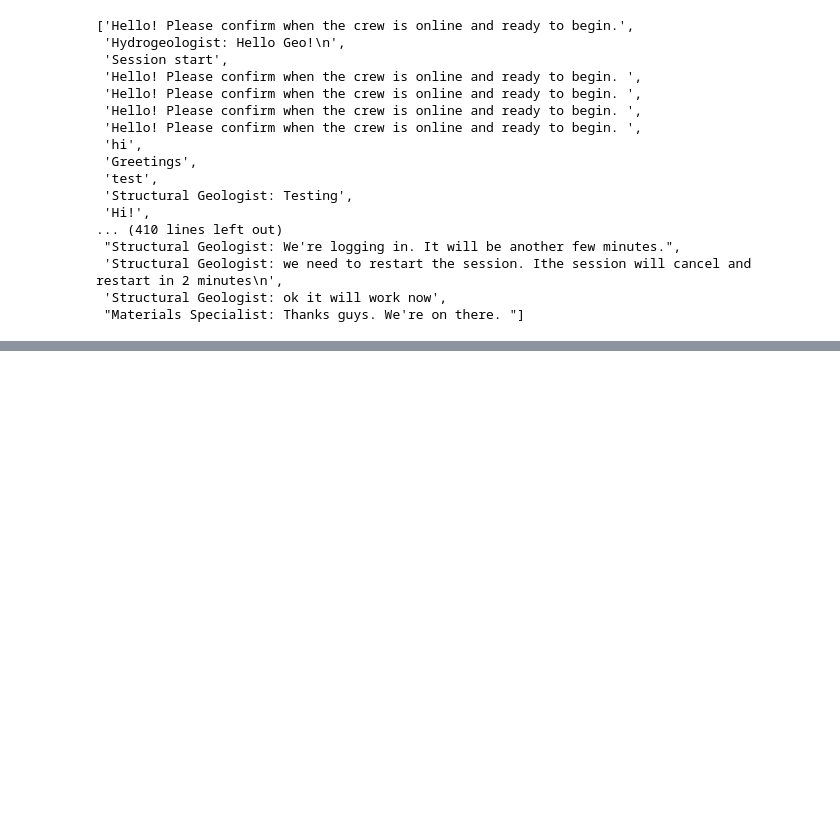
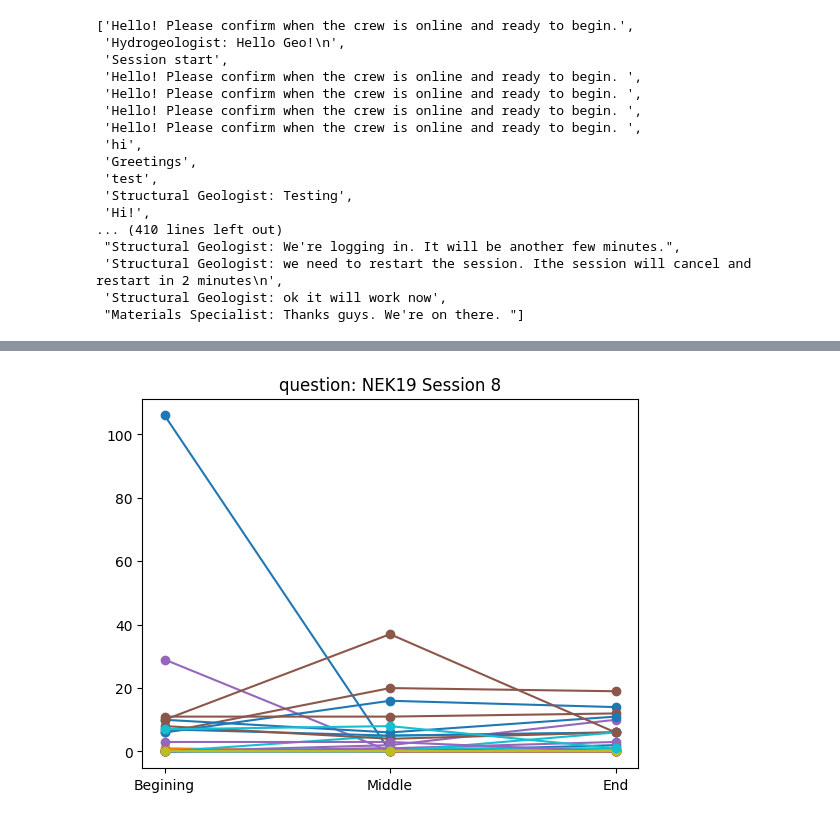
Before and after one commit to megane-chan/RED_dialogue, a Jupyter notebook: classify_nek19.ipynb, the cells around one changed output, grey strips where cells are left out. Cells and saved outputs as stored; diff of their text form; code cells hidden in the pictures; blank space fills up the shorter version.

```diff
--- a/classify_nek19.ipynb
+++ b/classify_nek19.ipynb
@@ -214,0 +308,2 @@ df
+# %%
+nek19_trans = Dataset.from_pandas(nek21_trans_df)
@@ -214,0 +461,16 @@ df
+# %%
+nek19_chat_df = nek19_chat.to_pandas()
+for session in range(1, 9):
+    for i in range(0, len(labels)):
+        df = nek19_chat_df[nek19_chat_df['session'] == session]
+        trans_starts = df[df['time'] == 0]
+        trans_mids = df[df['time'] == 1]
+        trans_ends = df[df['time'] == 2]
+        ts_dist = [len(trans_starts[trans_starts['labels'] == i].index) for i in range(0, len(labels))]
+        tm_dist = [len(trans_mids[trans_mids['labels'] == i].index) for i in range(0, len(labels))]
+        te_dist = [len(trans_ends[trans_ends['labels'] == i].index) for i in range(0, len(labels))]
+        plt.plot(["Begining", "Middle", "End"], [ts_dist[i], tm_dist[i], te_dist[i]], '-o')
+        plt.title(labels[i] + ": NEK19 Session " + str(session))
+        # plt.show()
+# %% [output]
+[figure, added]
```
Also changed, not shown: parts of 18 cells of this notebook, 8 other files.
